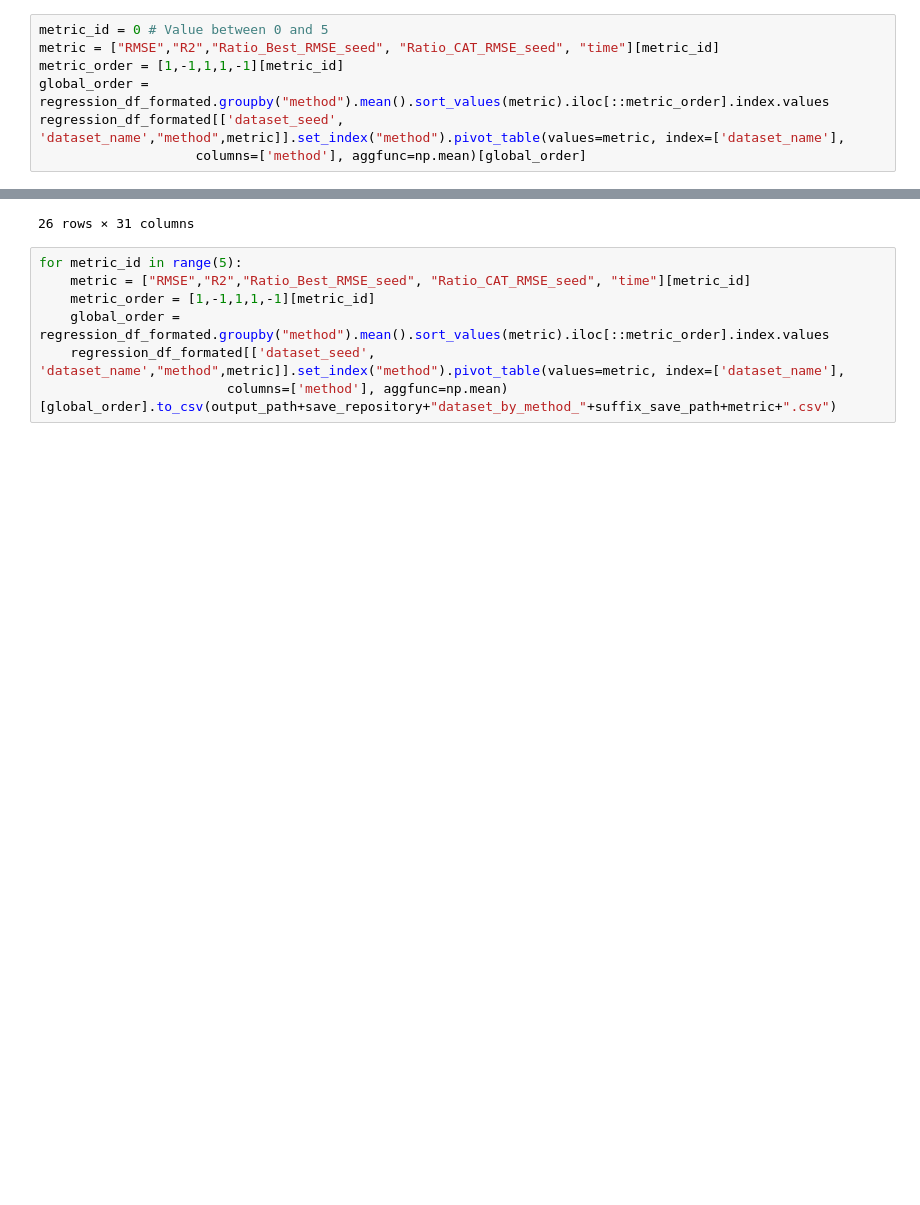
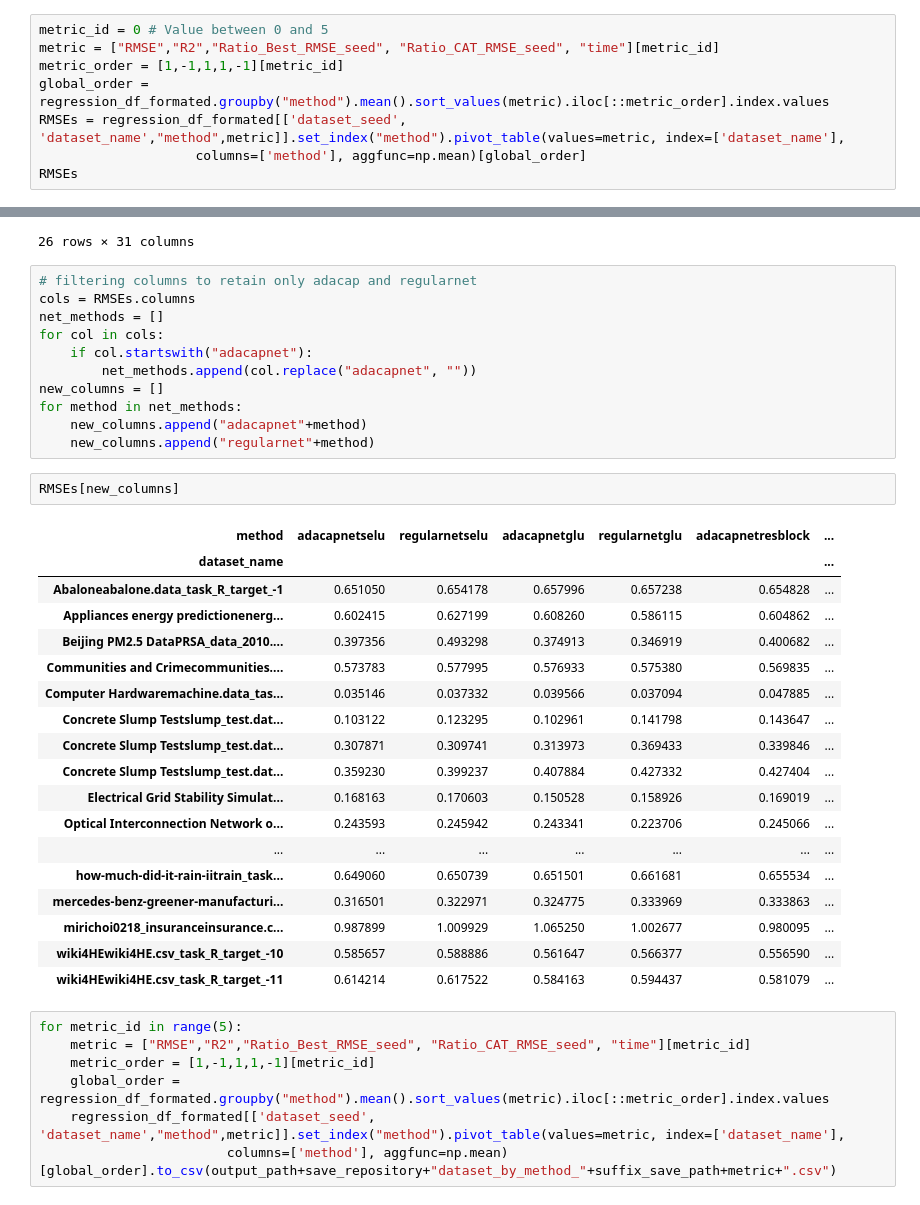
Before and after one commit to anonymoussubmission8149/anonymoussubmission8149, a Jupyter notebook: Display_Results.ipynb, the cells around one changed output, grey strips where cells are left out. Saved outputs shown, nothing was run; the diff lists cells and outputs as text; blank space fills up the shorter version.

```diff
--- a/Display_Results.ipynb
+++ b/Display_Results.ipynb
@@ -223,8 +223,9 @@ metric_id = 0 # Value between 0 and 5
 metric = ["RMSE","R2","Ratio_Best_RMSE_seed", "Ratio_CAT_RMSE_seed", "time"][metric_id]
 metric_order = [1,-1,1,1,-1][metric_id]
 global_order = regression_df_formated.groupby("method").mean().sort_values(metric).iloc[::metric_order].index.values
-regression_df_formated[['dataset_seed', 'dataset_name',"method",metric]].set_index("method").pivot_table(values=metric, index=['dataset_name'],
+RMSEs = regression_df_formated[['dataset_seed', 'dataset_name',"method",metric]].set_index("method").pivot_table(values=metric, index=['dataset_name'],
                     columns=['method'], aggfunc=np.mean)[global_order]
+RMSEs
 # %% [output]
 | method | adacapnetselu | regularnetglu | adacapnetglu | adacapnetresblock | CAT | regularnetstandard | ... |
 | dataset_name |  |  |  |  |  |  | ... |
@@ -245,6 +246,38 @@ regression_df_formated[['dataset_seed', 'dataset_name',"method",metric]].set_ind
 | wiki4HEwiki4HE.csv_task_R_target_-10 | 0.585657 | 0.566377 | 0.561647 | 0.556590 | 0.482885 | 0.558568 | ... |
 | wiki4HEwiki4HE.csv_task_R_target_-11 | 0.614214 | 0.594437 | 0.584163 | 0.581079 | 0.523310 | 0.580785 | ... |
 26 rows × 31 columns
+# %%
+# filtering columns to retain only adacap and regularnet
+cols = RMSEs.columns
+net_methods = []
+for col in cols:
+    if col.startswith("adacapnet"):
+        net_methods.append(col.replace("adacapnet", ""))
+new_columns = []
+for method in net_methods:
+    new_columns.append("adacapnet"+method)
+    new_columns.append("regularnet"+method)
+# %%
+RMSEs[new_columns]
+# %% [output]
+| method | adacapnetselu | regularnetselu | adacapnetglu | regularnetglu | adacapnetresblock | ... |
+| dataset_name |  |  |  |  |  | ... |
+| Abaloneabalone.data_task_R_target_-1 | 0.651050 | 0.654178 | 0.657996 | 0.657238 | 0.654828 | ... |
+| Appliances energy predictionenerg... | 0.602415 | 0.627199 | 0.608260 | 0.586115 | 0.604862 | ... |
+| Beijing PM2.5 DataPRSA_data_2010.... | 0.397356 | 0.493298 | 0.374913 | 0.346919 | 0.400682 | ... |
+| Communities and Crimecommunities.... | 0.573783 | 0.577995 | 0.576933 | 0.575380 | 0.569835 | ... |
+| Computer Hardwaremachine.data_tas... | 0.035146 | 0.037332 | 0.039566 | 0.037094 | 0.047885 | ... |
+| Concrete Slump Testslump_test.dat... | 0.103122 | 0.123295 | 0.102961 | 0.141798 | 0.143647 | ... |
+| Concrete Slump Testslump_test.dat... | 0.307871 | 0.309741 | 0.313973 | 0.369433 | 0.339846 | ... |
+| Concrete Slump Testslump_test.dat... | 0.359230 | 0.399237 | 0.407884 | 0.427332 | 0.427404 | ... |
+| Electrical Grid Stability Simulat... | 0.168163 | 0.170603 | 0.150528 | 0.158926 | 0.169019 | ... |
+| Optical Interconnection Network o... | 0.243593 | 0.245942 | 0.243341 | 0.223706 | 0.245066 | ... |
+| ... | ... | ... | ... | ... | ... | ... |
+| how-much-did-it-rain-iitrain_task... | 0.649060 | 0.650739 | 0.651501 | 0.661681 | 0.655534 | ... |
+| mercedes-benz-greener-manufacturi... | 0.316501 | 0.322971 | 0.324775 | 0.333969 | 0.333863 | ... |
+| mirichoi0218_insuranceinsurance.c... | 0.987899 | 1.009929 | 1.065250 | 1.002677 | 0.980095 | ... |
+| wiki4HEwiki4HE.csv_task_R_target_-10 | 0.585657 | 0.588886 | 0.561647 | 0.566377 | 0.556590 | ... |
+| wiki4HEwiki4HE.csv_task_R_target_-11 | 0.614214 | 0.617522 | 0.584163 | 0.594437 | 0.581079 | ... |
 # %%
 for metric_id in range(5):
     metric = ["RMSE","R2","Ratio_Best_RMSE_seed", "Ratio_CAT_RMSE_seed", "time"][metric_id]
```
Also changed, not shown: parts of 3 cells of this notebook.
